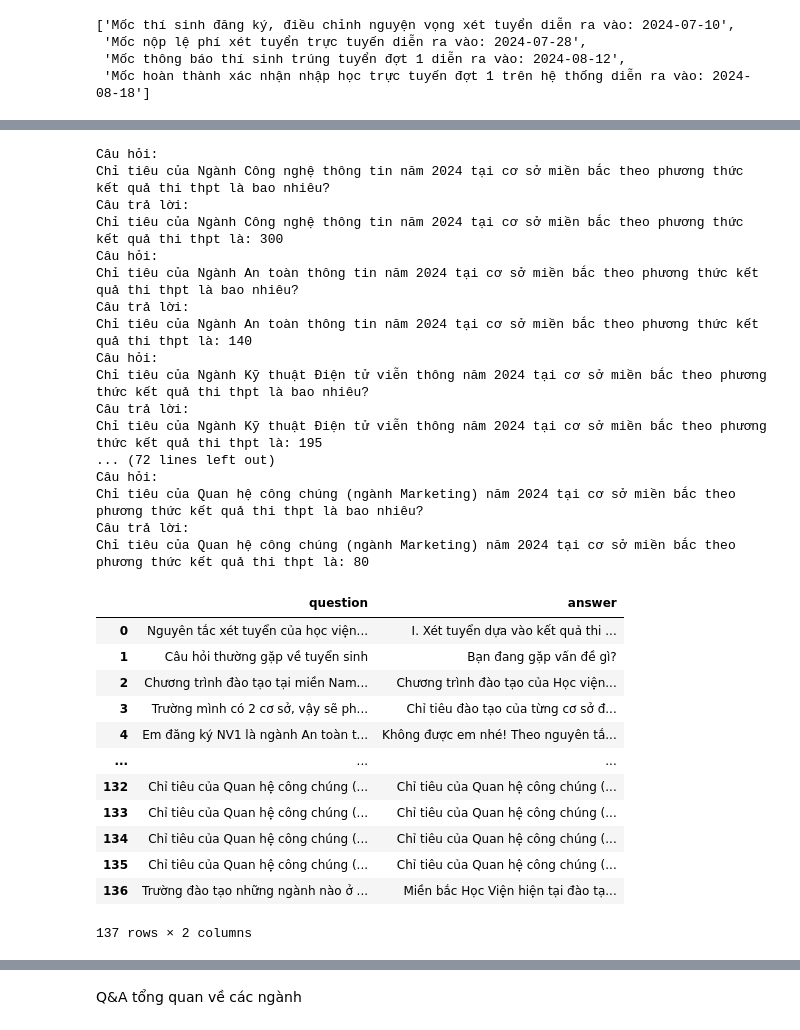
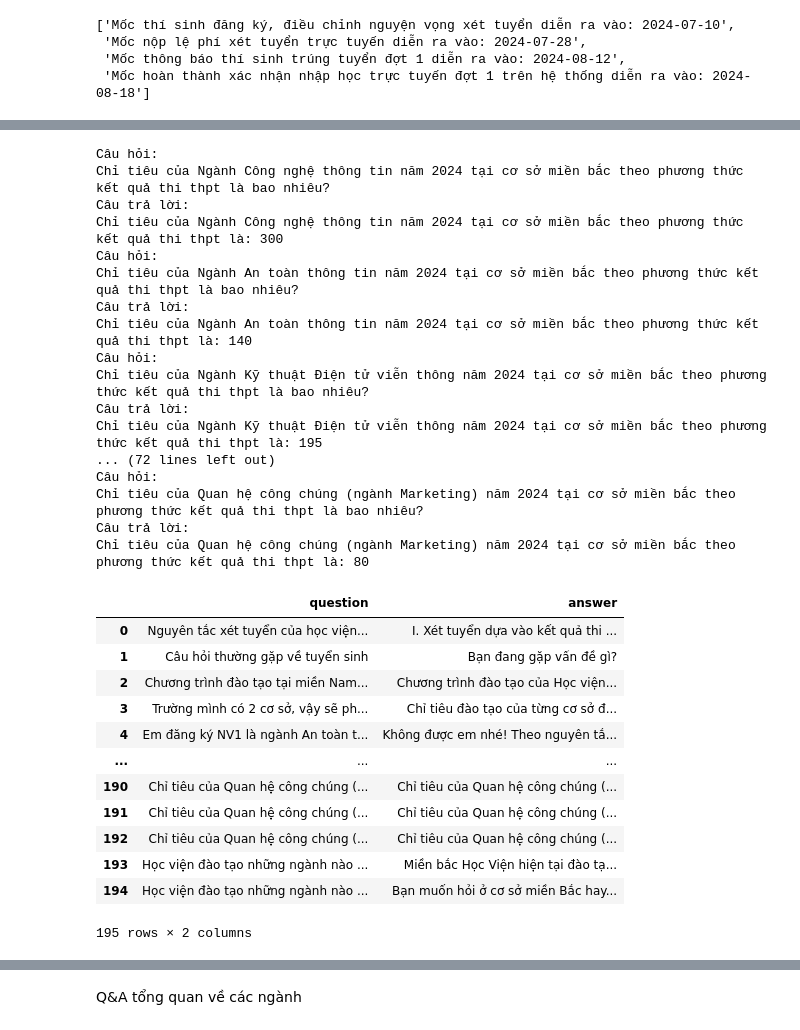
Before and after one commit to NguyenVanDuc0405/retrieval_chatbots, a Jupyter notebook: preprocess.ipynb, the cells around one changed output, grey strips where cells are left out. Saved outputs shown, nothing was run; the diff lists cells and outputs as text; code cells hidden in the pictures.

```diff
--- a/preprocess.ipynb
+++ b/preprocess.ipynb
@@ -81,7 +81,7 @@ import pandas as pd
 
 # Đọc file JSON
 df = pd.read_json('data\\tuyensinh_2024\\hoc_bong.json')
-q2 = "Có bao nhiêu loại học bổng"
+q2 = "Học Viện có bao nhiêu loại học bổng"
 a2 = "Có 3 loại học bổng là: học bổng đặc biệt, học bổng toàn phần và học bổng cho thí sinh đạt thành tích cao"
 data['question'].append(q2)
 data['answer'].append(a2)
@@ -177,7 +177,7 @@ print("Câu hỏi:" + "\n" +q7)
 print("Câu trả lời:" + "\n" + a7.rstrip())
 
 for temp in df.data:
-    q8 = 'Chi tiết về ' + temp['tieuDe'].split("-")[1] +"?"
+    q8 = 'Chi tiết về phương thức' + temp['tieuDe'].split("-")[1] +"?"
     a8 =""
     for i in temp['contents']:
         a8 = a8 + i +"\n"
@@ -338,0 +339,18 @@ Quan hệ công chúng (ngành Marketing) xét tuyển theo tổ hợp: A00 A01
+# %%
+import pandas as pd
+
+# Đọc file JSON
+df = pd.read_json('data\\tuyensinh_2024\\chi_tieu_BVS.json')
+
+for temp in df.data:
+    q6 = temp['nganhHoc']['tenNganh'] + " xét tuyển theo tổ hợp nào?"
+    a6 = temp['nganhHoc']['tenNganh'] + " xét tuyển theo tổ hợp: "
+    for i in temp['nganhHoc']['toHop']:
+        a6 = a6 + i +" "
+    print("Câu hỏi:" + "\n" +q6)
+    print("Câu trả lời:" + "\n" + a6)
+    data['question'].append(q6)
+    data['answer'].append(a6)
+
+data_frame = pd.DataFrame(data)
+data_frame
@@ -341,11 +390,15 @@ import pandas as pd
 
 # Đọc file JSON
 df = pd.read_json('data\\tuyensinh_2024\\chi_tieu_BVH_ver2.json')
-q = "Trường đào tạo những ngành nào ở cơ sở miền bắc năm 2024?"
+q = "Học viện đào tạo những ngành nào ở cơ sở miền bắc năm 2024?"
 a = "Miền bắc Học Viện hiện tại đào tạo các ngành như:\n"
 for temp in df.data:
     a = a + temp['nganhHoc']['tenNganh'] +'\n'
 
+    q111 = "Chỉ tiêu của " + temp['nganhHoc']['tenNganh'] + " năm 2024 là bao nhiêu?"
+    a111 = "Bạn muốn hỏi chỉ tiêu dựa trên phương thức xét tuyển nào, cơ sở miền bắc hay nam? Ví dụ về phương thức xét tuyển như xét tuyển kết hợp, xét tuyển tài năng, thi thpt, đánh giá năng lực, đánh giá tư duy."
+    data['question'].append(q111)
+    data['answer'].append(a111)
 
     q11 = "Chỉ tiêu của " + temp['nganhHoc']['tenNganh'] + " năm 2024 tại cơ sở miền bắc theo phương thức kết quả thi thpt là bao nhiêu?"
     a11 = "Chỉ tiêu của " + temp['nganhHoc']['tenNganh'] + " năm 2024 tại cơ sở miền bắc theo phương thức kết quả thi thpt là: " + str(temp['chiTieuTheoKetQuaThiTHPT'])
@@ -364,45 +417,56 @@ for temp in df.data:
     data['question'].append(q13)
     data['answer'].append(a13)
 
-    q14 = "Chỉ tiêu của " + temp['nganhHoc']['tenNganh'] + " năm 2024 tại cơ sở miền bắc theo phương thức thi đánh giá năng lực hoặc đánh giá tư duy là bao nhiêu?"
-    a14 = "Chỉ tiêu của " + temp['nganhHoc']['tenNganh'] + " năm 2024 tại cơ sở miền bắc theo phương thức thi đánh giá năng lực hoặc đánh giá tư duy là: " + str(temp['chiTieuTheoDGNL'])
+    q14 = "Chỉ tiêu của " + temp['nganhHoc']['tenNganh'] + " năm 2024 tại cơ sở miền bắc theo phương thức thi đánh giá năng lực là bao nhiêu?"
+    a14 = "Chỉ tiêu của " + temp['nganhHoc']['tenNganh'] + " năm 2024 tại cơ sở miền bắc theo phương thức thi đánh giá năng lực là: " + str(temp['chiTieuTheoDGNL'])
     data['question'].append(q14)
     data['answer'].append(a14)
+
+    q15 = "Chỉ tiêu của " + temp['nganhHoc']['tenNganh'] + " năm 2024 tại cơ sở miền bắc theo phương thức thi đánh giá tư duy là bao nhiêu?"
+    a15 = "Chỉ tiêu của " + temp['nganhHoc']['tenNganh'] + " năm 2024 tại cơ sở miền bắc theo phương thức thi đánh giá tư duy là: " + str(temp['chiTieuTheoDGNL'])
+    data['question'].append(q15)
+    data['answer'].append(a15)
 data['question'].append(q)
 data['answer'].append(a.rstrip())
+
+q1 = "Học viện đào tạo những ngành nào năm 2024?"
+a1 = "Bạn muốn hỏi ở cơ sở miền Bắc hay miền Nam của Học Viện?"
+data['question'].append(q1)
+data['answer'].append(a1.rstrip())
+
 data_frame = pd.DataFrame(data)
 data_frame
 # %% [output]
 Câu hỏi:
 Chỉ tiêu của Ngành Công nghệ thông tin năm 2024 tại cơ sở miền bắc theo phương thức kết quả thi thpt là bao nhiêu?
 Câu trả lời:
 Chỉ tiêu của Ngành Công nghệ thông tin năm 2024 tại cơ sở miền bắc theo phương thức kết quả thi thpt là: 300
 Câu hỏi:
 Chỉ tiêu của Ngành An toàn thông tin năm 2024 tại cơ sở miền bắc theo phương thức kết quả thi thpt là bao nhiêu?
 Câu trả lời:
 Chỉ tiêu của Ngành An toàn thông tin năm 2024 tại cơ sở miền bắc theo phương thức kết quả thi thpt là: 140
 Câu hỏi:
 Chỉ tiêu của Ngành Kỹ thuật Điện tử viễn thông năm 2024 tại cơ sở miền bắc theo phương thức kết quả thi thpt là bao nhiêu?
 Câu trả lời:
 Chỉ tiêu của Ngành Kỹ thuật Điện tử viễn thông năm 2024 tại cơ sở miền bắc theo phương thức kết quả thi thpt là: 195
 ... (72 lines left out)
 Câu hỏi:
 Chỉ tiêu của Quan hệ công chúng (ngành Marketing) năm 2024 tại cơ sở miền bắc theo phương thức kết quả thi thpt là bao nhiêu?
 Câu trả lời:
 Chỉ tiêu của Quan hệ công chúng (ngành Marketing) năm 2024 tại cơ sở miền bắc theo phương thức kết quả thi thpt là: 80
 |  | question | answer |
 | 0 | Nguyên tắc xét tuyển của học viện... | I. Xét tuyển dựa vào kết quả thi ... |
 | 1 | Câu hỏi thường gặp về tuyển sinh | Bạn đang gặp vấn đề gì? |
 | 2 | Chương trình đào tạo tại miền Nam... | Chương trình đào tạo của Học viện... |
 | 3 | Trường mình có 2 cơ sở, vậy sẽ ph... | Chỉ tiêu đào tạo của từng cơ sở đ... |
 | 4 | Em đăng ký NV1 là ngành An toàn t... | Không được em nhé! Theo nguyên tắ... |
 | ... | ... | ... |
-| 132 | Chỉ tiêu của Quan hệ công chúng (... | Chỉ tiêu của Quan hệ công chúng (... |
-| 133 | Chỉ tiêu của Quan hệ công chúng (... | Chỉ tiêu của Quan hệ công chúng (... |
-| 134 | Chỉ tiêu của Quan hệ công chúng (... | Chỉ tiêu của Quan hệ công chúng (... |
-| 135 | Chỉ tiêu của Quan hệ công chúng (... | Chỉ tiêu của Quan hệ công chúng (... |
-| 136 | Trường đào tạo những ngành nào ở ... | Miền bắc Học Viện hiện tại đào tạ... |
+| 190 | Chỉ tiêu của Quan hệ công chúng (... | Chỉ tiêu của Quan hệ công chúng (... |
+| 191 | Chỉ tiêu của Quan hệ công chúng (... | Chỉ tiêu của Quan hệ công chúng (... |
+| 192 | Chỉ tiêu của Quan hệ công chúng (... | Chỉ tiêu của Quan hệ công chúng (... |
+| 193 | Học viện đào tạo những ngành nào ... | Miền bắc Học Viện hiện tại đào tạ... |
+| 194 | Học viện đào tạo những ngành nào ... | Bạn muốn hỏi ở cơ sở miền Bắc hay... |
-137 rows × 2 columns
+195 rows × 2 columns
 # %%
 import pandas as pd
 
```
Also changed, not shown: parts of 54 cells of this notebook, 16 other files.
